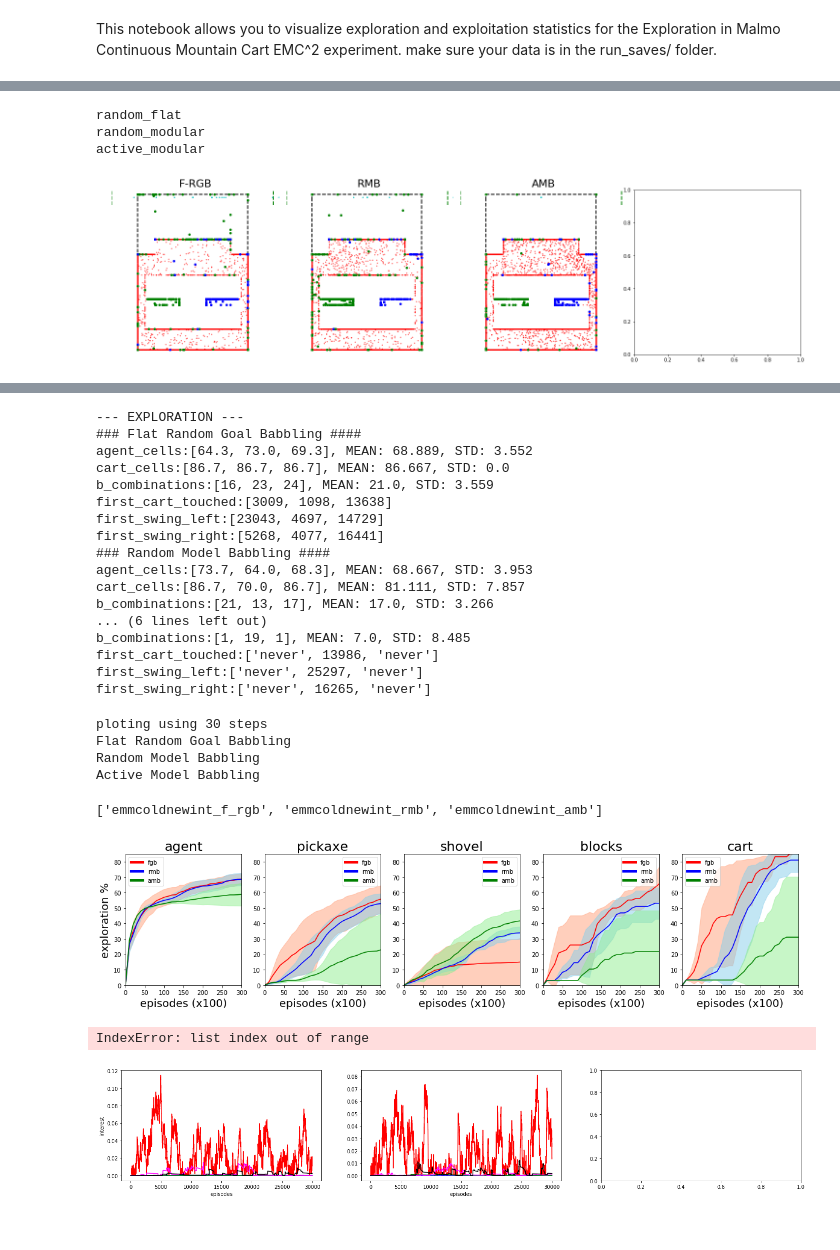
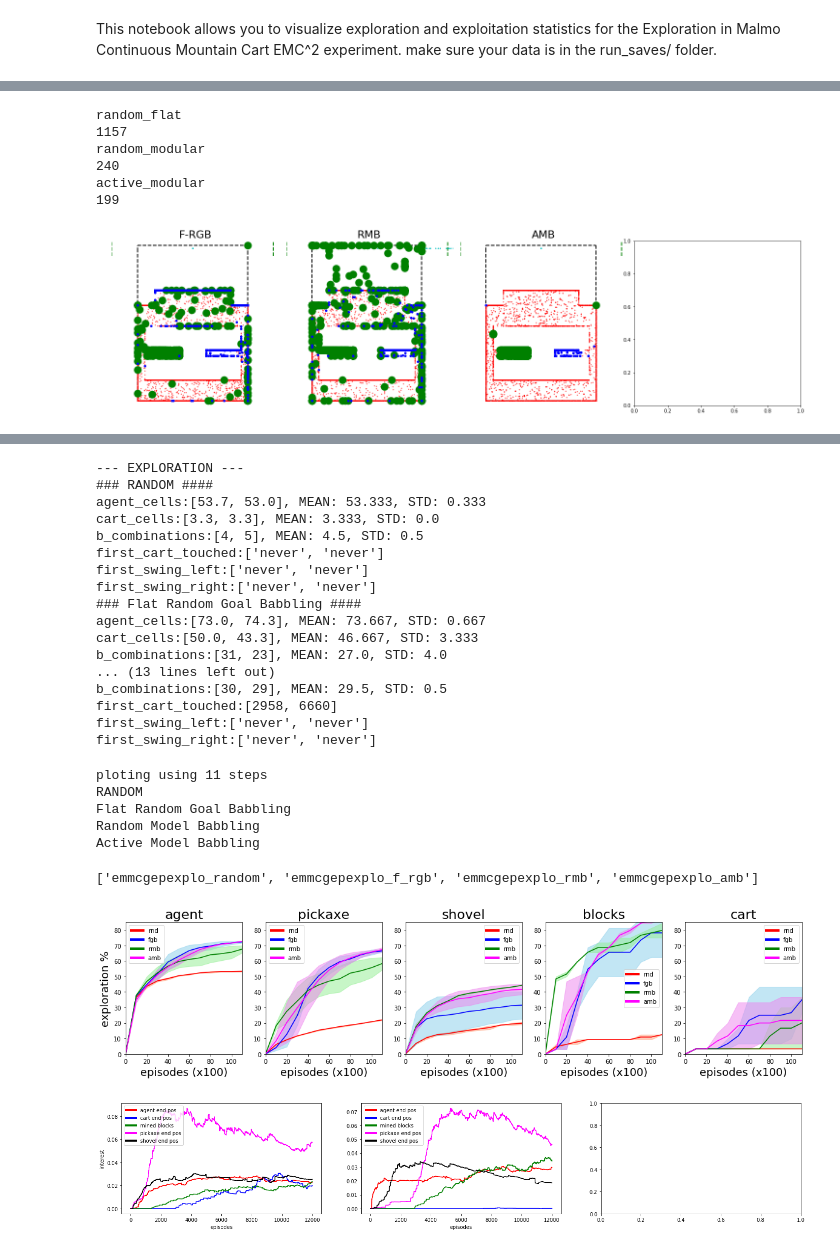
Before and after one commit to rPortelas/malmo_mountain_cart, a Jupyter notebook: data_visualization_emmc.ipynb, the cells around one changed output, grey strips where cells are left out. Drawn from its saved outputs; the diff is of its cells as text; code cells hidden in the pictures.

```diff
--- a/data_visualization_emmc.ipynb
+++ b/data_visualization_emmc.ipynb
@@ -14,15 +14,18 @@ import imageio
 from scipy.spatial import distance
 # %%
 # Step 1 load data
-nb_runs = 3
+nb_runs = 2
 #model_full_names = ["Random Single Goal Space", "Flat Random Goal Babbling"]#, "Random Model Babbling", "Active Model Babbling"]
-model_full_names = ["Flat Random Goal Babbling", "Random Model Babbling", "Active Model Babbling"]
 #model_full_names = ["Flat Random Goal Babbling", "Random Model Babbling", "Active Model Babbling"]
+model_full_names = ["RANDOM", "Flat Random Goal Babbling", "Random Model Babbling", "Active Model Babbling"]
 #model_filenames = ["emmcnewcodenewint_f_rgb","emmcnewcodenewint_rmb","emmcnewcodenewint_amb"]
 titles = ['F-RGB', 'RMB', 'AMB']
-model_filenames = ["emmcoldnewint_f_rgb","emmcoldnewint_rmb","emmcoldnewint_amb"]
+model_filenames = ["emmcnewcode42_f_rgb","emmcnewcode42_rmb","emmcnewcode42_amb"]
 #model_filenames = ["random","dist_fmb","dist_rmb","dist_amb"]
 nb_models = len(model_filenames)
+
+
+
 
 saves = {}
 gep_saves = {}
@@ -69,8 +70,9 @@ emmcoldnewint_rmb
 # %%
-d = data['runs_steps']
-print(len(d))
-unique, counts = np.unique(d, return_counts=True)
-print(dict(zip(unique, counts)))
+# d = data['runs_steps']
+# print(len(d))
+# unique, counts = np.unique(d, return_counts=True)
+# print(dict(zip(unique, counts)))
+nb_episodes = 11000
 # %%
 def plot_agent_pos_exploration(ax, Xs, Zs,cart_Xs, title):
     b = Bounds()
@@ -148,19 +150,23 @@ def compact_explo_maps(max_episodes=None, run_nb=0):
             plot_agent_pos_exploration(ax[i], b_k['end_agent_x'][:max_episodes],
                                         b_k['end_agent_z'][:max_episodes],
                                         b_k['end_cart_x'][:max_episodes], titles[i])
-            ax[i].plot(b_k['end_pickaxe_x'][:max_episodes],b_k['end_pickaxe_z'][:max_episodes],'g.',markersize=8)
+            ax[i].plot(b_k['end_pickaxe_x'][:max_episodes],b_k['end_pickaxe_z'][:max_episodes],'g.',markersize=30)
             ax[i].plot(b_k['end_shovel_x'][:max_episodes],b_k['end_shovel_z'][:max_episodes],'b.',markersize=8)
         #add pickaxe and shovel positions
+        print(len(np.unique(b_k['end_shovel_x'])))
     plt.tight_layout(pad=-1.0)
 
-compact_explo_maps(max_episodes=30000, run_nb=0)
+compact_explo_maps(max_episodes=17000, run_nb=1)
 #plt.savefig("aa_newold_final2", bbox_inches='tight')
 plt.show()
 # %% [output]
 random_flat
+1157
 random_modular
+240
 active_modular
+199
-[figure, old version]
+[figure, new version]
 # %%
 # # GIF out of compact vizu
 # step_size = 1000
@@ -352,22 +358,22 @@ for m_name, m_id in zip(model_full_names,model_filenames):
 #         print("nb_found: %s" % nb_found)
 # %% [output]
 --- EXPLORATION ---
+### RANDOM ####
+agent_cells:[53.7, 53.0], MEAN: 53.333, STD: 0.333
+cart_cells:[3.3, 3.3], MEAN: 3.333, STD: 0.0
+b_combinations:[4, 5], MEAN: 4.5, STD: 0.5
+first_cart_touched:['never', 'never']
+first_swing_left:['never', 'never']
+first_swing_right:['never', 'never']
 ### Flat Random Goal Babbling ####
-agent_cells:[64.3, 73.0, 69.3], MEAN: 68.889, STD: 3.552
-cart_cells:[86.7, 86.7, 86.7], MEAN: 86.667, STD: 0.0
-b_combinations:[16, 23, 24], MEAN: 21.0, STD: 3.559
-first_cart_touched:[3009, 1098, 13638]
-first_swing_left:[23043, 4697, 14729]
-first_swing_right:[5268, 4077, 16441]
-### Random Model Babbling ####
-agent_cells:[73.7, 64.0, 68.3], MEAN: 68.667, STD: 3.953
-cart_cells:[86.7, 70.0, 86.7], MEAN: 81.111, STD: 7.857
-b_combinations:[21, 13, 17], MEAN: 17.0, STD: 3.266
-... (6 lines left out)
-b_combinations:[1, 19, 1], MEAN: 7.0, STD: 8.485
-first_cart_touched:['never', 13986, 'never']
-first_swing_left:['never', 25297, 'never']
-first_swing_right:['never', 16265, 'never']
+agent_cells:[73.0, 74.3], MEAN: 73.667, STD: 0.667
+cart_cells:[50.0, 43.3], MEAN: 46.667, STD: 3.333
+b_combinations:[31, 23], MEAN: 27.0, STD: 4.0
+... (13 lines left out)
+b_combinations:[30, 29], MEAN: 29.5, STD: 0.5
+first_cart_touched:[2958, 6660]
+first_swing_left:['never', 'never']
+first_swing_right:['never', 'never']
 # %%
 # Grid cell exploration curves
 step_size = 1000
@@ -449,7 +455,8 @@ std_s_explo = np.std(all_s_explo,axis=1)
 std_b_explo = np.std(all_b_explo,axis=1)
 std_c_explo = np.std(all_c_explo,axis=1)
 # %% [output]
-ploting using 30 steps
+ploting using 11 steps
+RANDOM
 Flat Random Goal Babbling
 Random Model Babbling
 Active Model Babbling
@@ -468,37 +475,37 @@ def plot_with_std(subplot_nb, ax,x,y,err,color,shade_color,label,y_min=None,y_ma
     ax.set_xlim(xmin=min(x),xmax=max(x))
     if y_min is not None:
         ax.set_ylim(bottom=y_min,top=y_max)
     if title:
         ax.set_title(title, fontsize=22)
 
 metrics_mean_explo = [mean_a_explo, mean_p_explo, mean_s_explo, mean_b_explo, mean_c_explo]
 metrics_std_explo = [std_a_explo, std_p_explo, std_s_explo, std_b_explo, std_c_explo]
 plot_steps = np.arange(0,nb_episodes+step_size,step_size)
 
 colors = ['red','blue','green','magenta','black','cyan','orange']
 shades_colors = ['lightsalmon','skyblue','lightgreen','violet']
 title_info = ["agent", "pickaxe", "shovel", "blocks", "cart"]
-model_names = ["fgb","rmb","amb"]
+model_names = ["rnd","fgb","rmb","amb"]
 metric = ["agent","pickaxe","shovel","blocks","cart"]
 maxes=[85]*5
 # Averaged plots
 f, (ax0, ax1, ax2, ax3, ax4) = plt.subplots(1,5,figsize=(20,4))
 ax = (ax0, ax1, ax2, ax3, ax4)
 print(model_filenames)
 for j, (models_mean_explo, models_std_explo) in enumerate(zip(metrics_mean_explo, metrics_std_explo)):
     for i,(mean_explo, std_explo) in enumerate(zip(models_mean_explo, models_std_explo)):
         y = mean_explo
         err = std_explo
         title = ''
         plot_with_std(j, ax[j], plot_steps//100,y,err,colors[i],shades_colors[i],model_names[i],
                       y_min=0,y_max=maxes[j], title=title+title_info[j], legend=True)
 
-plt.savefig("aa_newold_grid_cell_exploration.pdf", bbox_inches='tight')
+#plt.savefig("aa_newold_grid_cell_exploration.pdf", bbox_inches='tight')
 #plt.savefig("grid_cell_exploration_samebt.png", bbox_inches='tight')
 plt.show()
 # %% [output]
-['emmcoldnewint_f_rgb', 'emmcoldnewint_rmb', 'emmcoldnewint_amb']
+['emmcgepexplo_random', 'emmcgepexplo_f_rgb', 'emmcgepexplo_rmb', 'emmcgepexplo_amb']
-[figure, old version]
+[figure, new version]
 # %%
 def plot_with_std(x,y,err,color,shade_color,label,y_min,y_max):
     plt.plot(x,y, color=color, label=label,linewidth=1.5)
@@ -586,13 +593,12 @@ short_labels = ['agent','bread','cart','distr 1','distr 2','distr 3', 'distr 4']
 # Plot interest curves:
 f, (ax0, ax1, ax2) = plt.subplots(1,3,figsize=(24,4))
 ax = (ax0, ax1, ax2)
-for i in range(3):
-    ints = saves[model_filenames[2]][i]['interests']
-    plot_interests(ax[i],i,ints,legend=False,labels=None)
-plt.savefig("aaa_newold_interests_samebt.png", bbox_inches='tight')
+for i in range(2):
+    ints = saves[model_filenames[3]][i]['interests']
+    plot_interests(ax[i],i,ints,legend=True,labels=None)
+#plt.savefig("aaa_newold_interests_samebt.png", bbox_inches='tight')
 # %% [output]
-IndexError: list index out of range
-[figure, old version]
+[figure, new version]
 # %%
 # Plot competence evolution for amb runs
 f, (ax0, ax1) = plt.subplots(1,2,figsize=(20,4))
```
Also changed, not shown: parts of 4 cells of this notebook, 3 other files.
